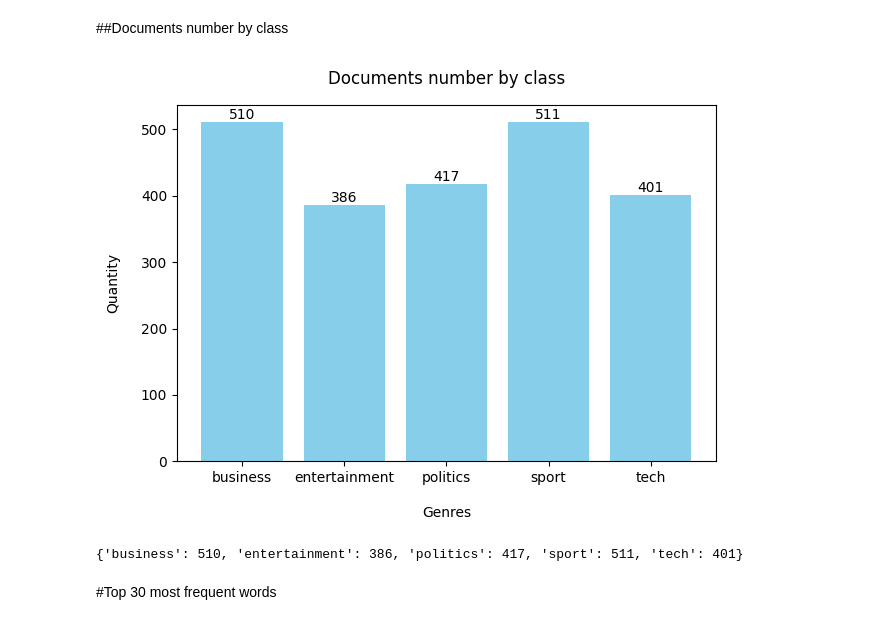
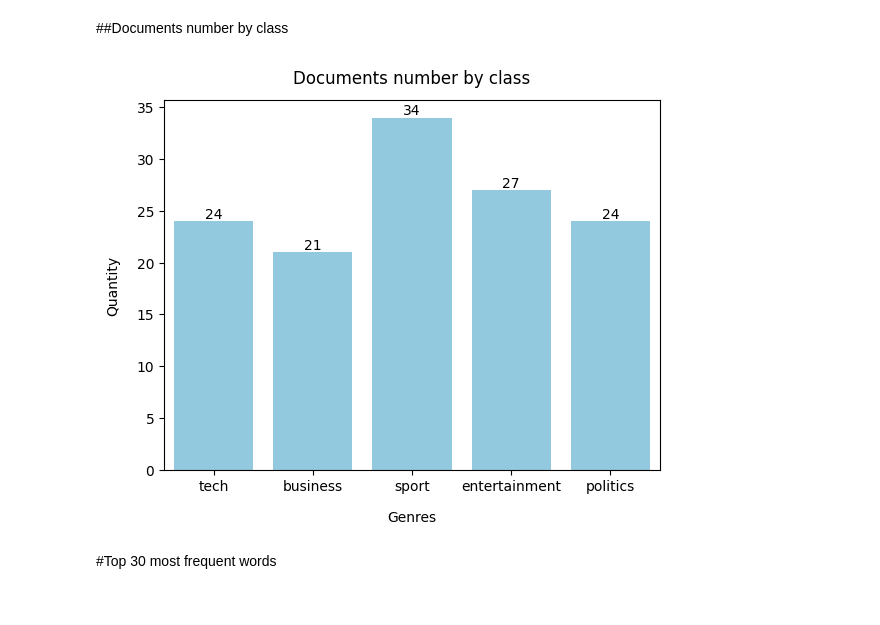
Before and after one commit to elainedias16/TCC, a Jupyter notebook: Lab_1.ipynb, the cells around one changed output. Saved outputs shown, nothing was run; the diff lists cells and outputs as text; code cells hidden in the pictures.

```diff
--- a/Lab_1.ipynb
+++ b/Lab_1.ipynb
@@ -54,0 +71,6 @@ from nltk.stem.porter import PorterStemmer
+# %%
+genres = genres = df['genre'].unique()
+num_max = 50 # Max number of docs by genre in small df
+num = 20 # Number of docs by genre in small df
+# small_df = create_balanced_small_df(df, genres, num)
+small_df = create_imbalanced_small_df(df, genres, num_max)
@@ -101,5 +125,10 @@ def pre_processing(df):
     df['content'] = df['content'].apply(pre_processing_aux)
     return df
 
-df = pre_processing(df)
+###########################################################
+# To prossegue with all dataset, put df on parameter
+# To prossegue with small dataset, put small_df in paramter
+############################################################
+
+df = pre_processing(small_df)
 df.tail()
@@ -110,42 +146,56 @@ df.tail()
 # %%
 import matplotlib.pyplot as plt
 import seaborn
 
 genres = df['genre'].unique()
 
-def qtd_doc_genres():
-  qtd_genres = {}
-  for genre in genres:
-      count = df[df['genre'] == genre]['genre'].count()
-      qtd = { genre : count}
-      qtd_genres.update(qtd)
-  return qtd_genres
+# def qtd_doc_genres():
+#   qtd_genres = {}
+#   for genre in genres:
+#       count = df[df['genre'] == genre]['genre'].count()
+#       qtd = { genre : count}
+#       qtd_genres.update(qtd)
+#   return qtd_genres
 
 
-def plot_doc_by_class():
-  qtd_genres = qtd_doc_genres()
-  qtd = qtd_genres.values()
+# def plot_doc_by_class():
+#   qtd_genres = qtd_doc_genres()
+#   qtd = qtd_genres.values()
 
-  plt.title('Documents number by class', pad=15)
-  plt.xlabel('Genres', labelpad=15)
-  plt.ylabel('Quantity', labelpad=15)
-  bars = plt.bar(genres , qtd, color='skyblue')
-  plt.tight_layout()
+#   plt.title('Documents number by class', pad=15)
+#   plt.xlabel('Genres', labelpad=15)
+#   plt.ylabel('Quantity', labelpad=15)
+#   bars = plt.bar(genres , qtd, color='skyblue')
+#   plt.tight_layout()
 
-  #Add number above bars
-  for bar in bars:
-      height = bar.get_height()
-      plt.text(bar.get_x() + bar.get_width()/2.0, height, str(height), ha='center', va='bottom')
+#   #Add number above bars
+#   for bar in bars:
+#       height = bar.get_height()
+#       plt.text(bar.get_x() + bar.get_width()/2.0, height, str(height), ha='center', va='bottom')
 
 
-  plt.show()
-  print(qtd_genres)
+#   plt.show()
+#   print(qtd_genres)
 
 
-plot_doc_by_class()
+# plot_doc_by_class()
+
+def plot_doc_by_class(genres):
+  ax = sns.countplot(x = 'genre', data = df , color='skyblue')
+  plt.title('Documents number by class', pad=12)
+  plt.xlabel('Genres', labelpad=12)
+  plt.ylabel('Quantity', labelpad=12)
+
+  bars = ax.patches
+  for bar in bars:
+        height = int(bar.get_height())
+        plt.text(bar.get_x() + bar.get_width()/2, height, str(height), ha='center', va='bottom')
+  plt.show()
+
+
+plot_doc_by_class(genres)
 # %% [output]
-[figure, old version]
+[figure, new version]
-{'business': 510, 'entertainment': 386, 'politics': 417, 'sport': 511, 'tech': 401}
 # %% [markdown]
 #Top 30 most frequent words
 # %%
```
Also changed, not shown: parts of 7 cells of this notebook.
